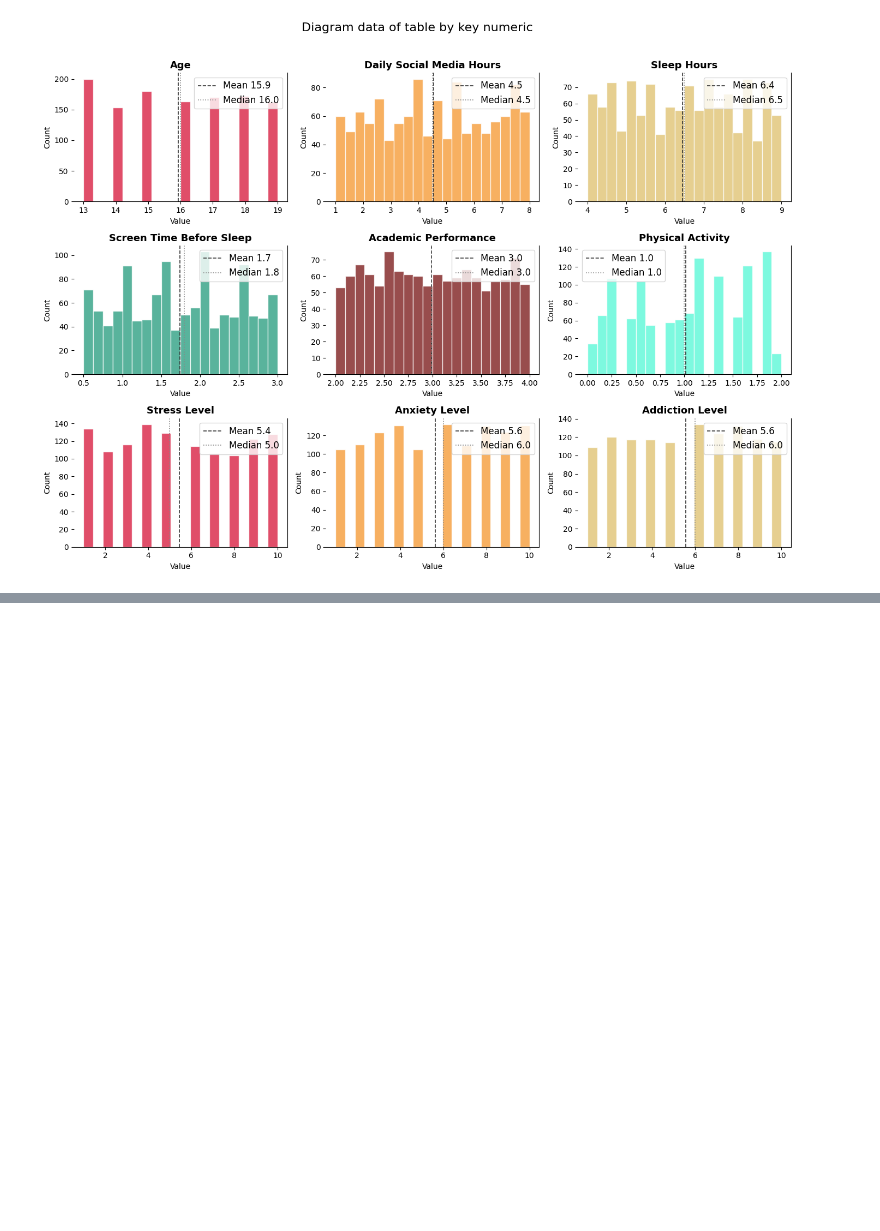
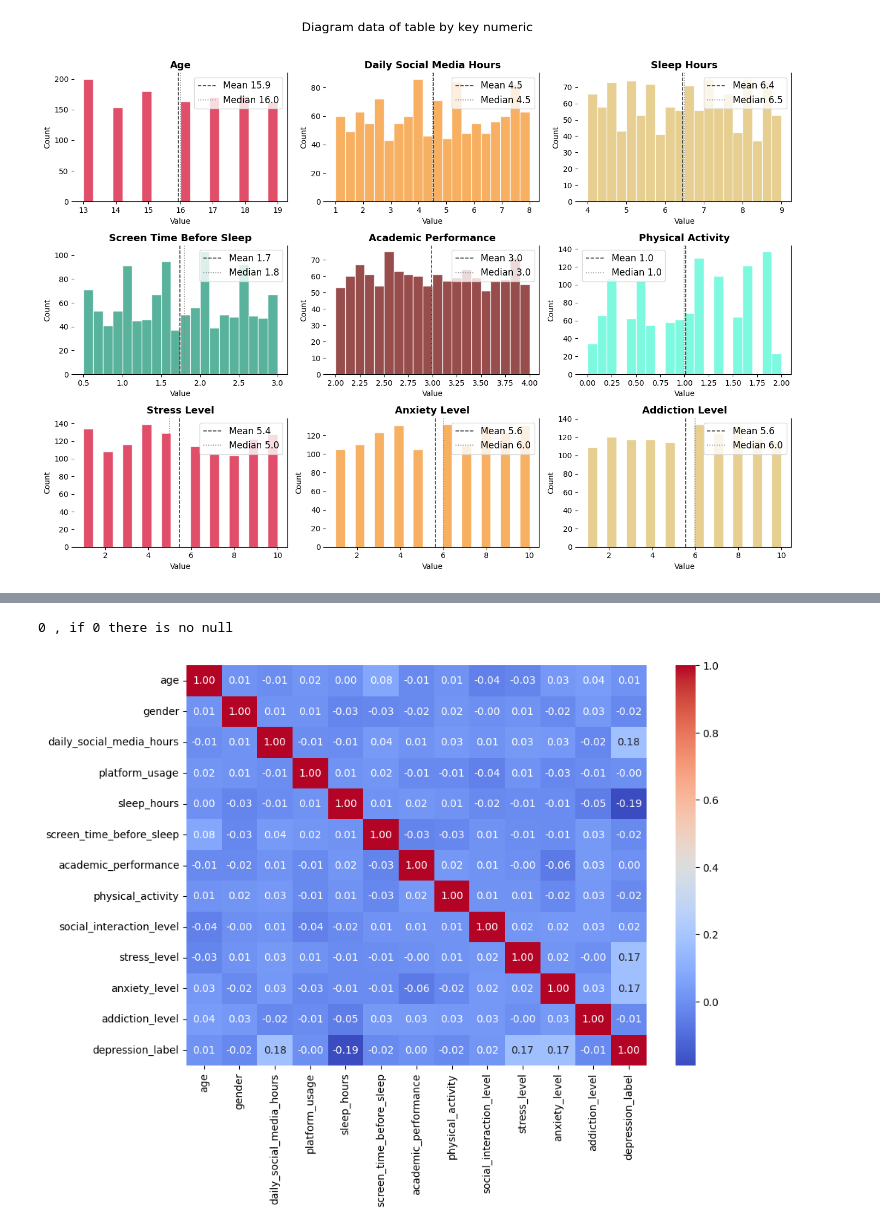
Before and after one commit to tiopramana/machine_learning, a Jupyter notebook: Project/Social_media_effect/main.ipynb, the cells around one changed output, grey strips where cells are left out. Drawn from its saved outputs; the diff is of its cells as text; code cells hidden in the pictures; blank space fills up the shorter version.

```diff
--- a/Project/Social_media_effect/main.ipynb
+++ b/Project/Social_media_effect/main.ipynb
@@ -76,0 +129,17 @@ plt.show()
+# %%
+dfe=df.copy()
+dfe['gender']=dfe['gender'].map({'male':1,'female':0})
+dfe['social_interaction_level']=dfe['social_interaction_level'].map({'low':0, 'high':1, 'medium':2})
+dfe['platform_usage']=dfe['platform_usage'].map({'Instagram':0 ,'TikTok':1, 'Both':2})
+
+print(dfe.isnull().sum().max(), ', if 0 there is no null')
+# %% [output]
+0 , if 0 there is no null
+# %%
+plt.figure(figsize=(10, 7))
+
+sns.heatmap(dfe.corr(), annot=True, cmap='coolwarm', fmt='.2f')
+
+plt.show()
+# %% [output]
+[figure, added]
```
Also changed, not shown: parts of 19 cells of this notebook.
